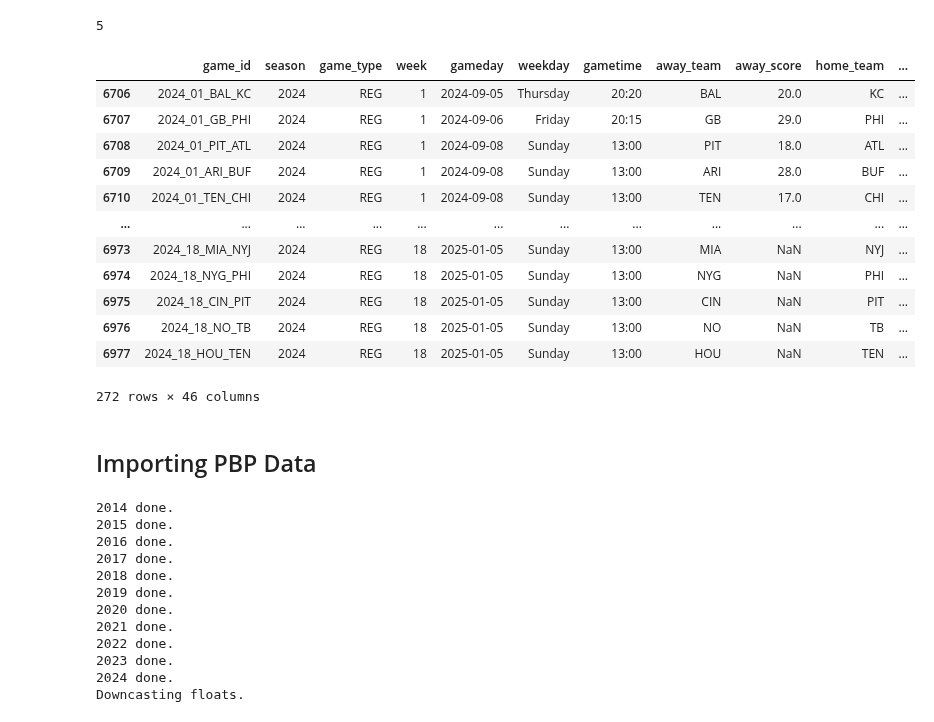
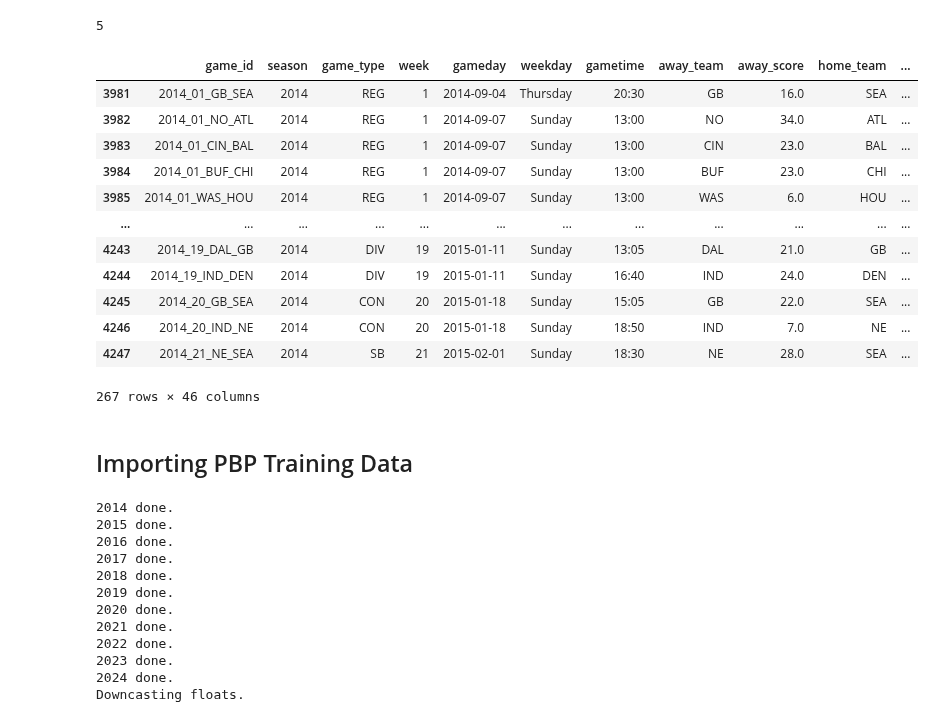
Before and after one commit to bhuggard/CheckTheCover, a Jupyter notebook: testnocom.ipynb, the cells around one changed output. Saved outputs shown, nothing was run; the diff lists cells and outputs as text; code cells hidden in the pictures.

```diff
--- a/testnocom.ipynb
+++ b/testnocom.ipynb
@@ -36,3 +34,5 @@ schedules_df = nfl.import_schedules([2024])
+# %%
+schedules_df = nfl.import_schedules([2014, 2015, 2016, 2017, 2018, 2019, 2020, 2021, 2022, 2023, 2024])
 # %%
 def get_upcoming_week(schedule):
     """
@@ -49,24 +49,24 @@ def get_upcoming_week(schedule):
 get_upcoming_week(schedules_df)
 # %% [output]
 5
-# %%
-schedules_df
-# %% [output]
-|  | game_id | season | game_type | week | gameday | weekday | gametime | away_team | away_score | home_team | ... |
-| 6706 | 2024_01_BAL_KC | 2024 | REG | 1 | 2024-09-05 | Thursday | 20:20 | BAL | 20.0 | KC | ... |
-| 6707 | 2024_01_GB_PHI | 2024 | REG | 1 | 2024-09-06 | Friday | 20:15 | GB | 29.0 | PHI | ... |
-| 6708 | 2024_01_PIT_ATL | 2024 | REG | 1 | 2024-09-08 | Sunday | 13:00 | PIT | 18.0 | ATL | ... |
-| 6709 | 2024_01_ARI_BUF | 2024 | REG | 1 | 2024-09-08 | Sunday | 13:00 | ARI | 28.0 | BUF | ... |
-| 6710 | 2024_01_TEN_CHI | 2024 | REG | 1 | 2024-09-08 | Sunday | 13:00 | TEN | 17.0 | CHI | ... |
-| ... | ... | ... | ... | ... | ... | ... | ... | ... | ... | ... | ... |
-| 6973 | 2024_18_MIA_NYJ | 2024 | REG | 18 | 2025-01-05 | Sunday | 13:00 | MIA | NaN | NYJ | ... |
-| 6974 | 2024_18_NYG_PHI | 2024 | REG | 18 | 2025-01-05 | Sunday | 13:00 | NYG | NaN | PHI | ... |
-| 6975 | 2024_18_CIN_PIT | 2024 | REG | 18 | 2025-01-05 | Sunday | 13:00 | CIN | NaN | PIT | ... |
-| 6976 | 2024_18_NO_TB | 2024 | REG | 18 | 2025-01-05 | Sunday | 13:00 | NO | NaN | TB | ... |
-| 6977 | 2024_18_HOU_TEN | 2024 | REG | 18 | 2025-01-05 | Sunday | 13:00 | HOU | NaN | TEN | ... |
-272 rows × 46 columns
+# %%
+schedules_df[schedules_df['season'] == 2014]
+# %% [output]
+|  | game_id | season | game_type | week | gameday | weekday | gametime | away_team | away_score | home_team | ... |
+| 3981 | 2014_01_GB_SEA | 2014 | REG | 1 | 2014-09-04 | Thursday | 20:30 | GB | 16.0 | SEA | ... |
+| 3982 | 2014_01_NO_ATL | 2014 | REG | 1 | 2014-09-07 | Sunday | 13:00 | NO | 34.0 | ATL | ... |
+| 3983 | 2014_01_CIN_BAL | 2014 | REG | 1 | 2014-09-07 | Sunday | 13:00 | CIN | 23.0 | BAL | ... |
+| 3984 | 2014_01_BUF_CHI | 2014 | REG | 1 | 2014-09-07 | Sunday | 13:00 | BUF | 23.0 | CHI | ... |
+| 3985 | 2014_01_WAS_HOU | 2014 | REG | 1 | 2014-09-07 | Sunday | 13:00 | WAS | 6.0 | HOU | ... |
+| ... | ... | ... | ... | ... | ... | ... | ... | ... | ... | ... | ... |
+| 4243 | 2014_19_DAL_GB | 2014 | DIV | 19 | 2015-01-11 | Sunday | 13:05 | DAL | 21.0 | GB | ... |
+| 4244 | 2014_19_IND_DEN | 2014 | DIV | 19 | 2015-01-11 | Sunday | 16:40 | IND | 24.0 | DEN | ... |
+| 4245 | 2014_20_GB_SEA | 2014 | CON | 20 | 2015-01-18 | Sunday | 15:05 | GB | 22.0 | SEA | ... |
+| 4246 | 2014_20_IND_NE | 2014 | CON | 20 | 2015-01-18 | Sunday | 18:50 | IND | 7.0 | NE | ... |
+| 4247 | 2014_21_NE_SEA | 2014 | SB | 21 | 2015-02-01 | Sunday | 18:30 | NE | 28.0 | SEA | ... |
+267 rows × 46 columns
 # %% [markdown]
-## Importing PBP Data
+## Importing PBP Training Data
 # %%
 # Select only the relevant columns
 columns = ['game_id', 'passer_player_name', 'posteam', 'defteam', 'season', 'week', 'home_team', 'away_team', 'play_type', 'air_yards',
```
Also changed, not shown: parts of 6 cells of this notebook.
